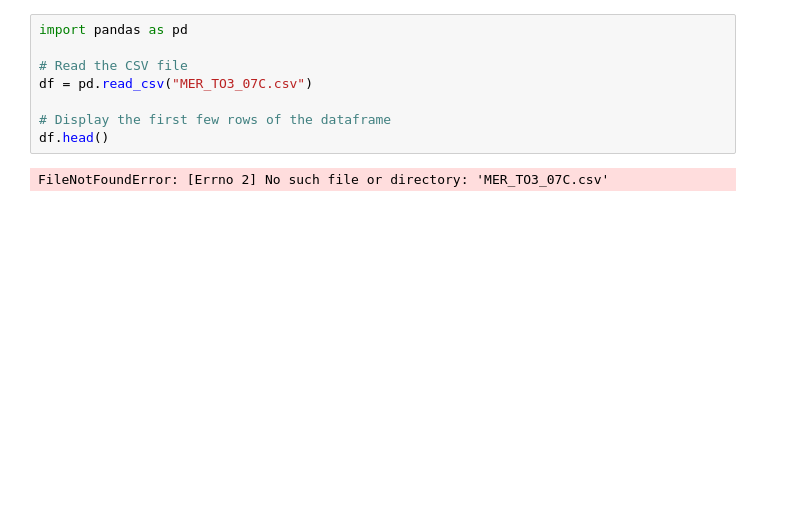
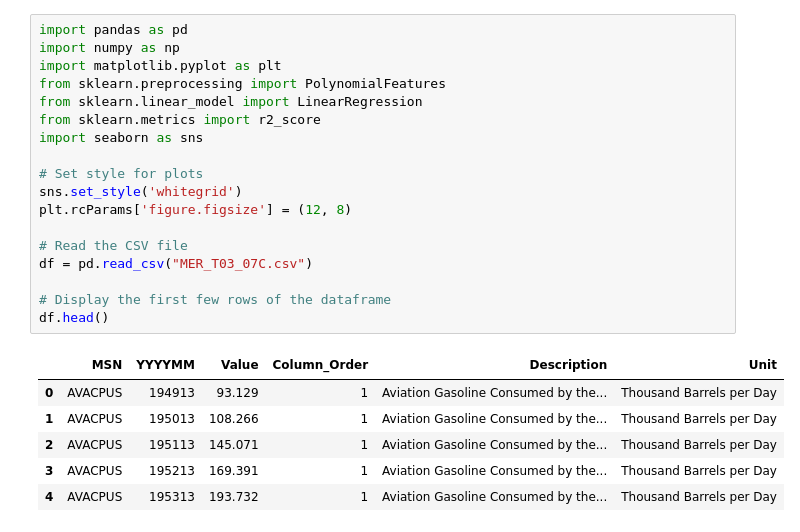
Before and after one commit to NathanielYee/nusa-sp25, a Jupyter notebook: Oil Project/Cars/Car_Dataset.ipynb, the cells around one changed output. Cells and saved outputs as stored; diff of their text form; blank space fills up the shorter version.

Commit message:
model

```diff
--- a/Oil Project/Cars/Car_Dataset.ipynb
+++ b/Oil Project/Cars/Car_Dataset.ipynb
@@ -1,10 +1,25 @@
 # %%
 import pandas as pd
+import numpy as np
+import matplotlib.pyplot as plt
+from sklearn.preprocessing import PolynomialFeatures
+from sklearn.linear_model import LinearRegression
+from sklearn.metrics import r2_score
+import seaborn as sns
+
+# Set style for plots
+sns.set_style('whitegrid')
+plt.rcParams['figure.figsize'] = (12, 8)
 
 # Read the CSV file
-df = pd.read_csv("MER_TO3_07C.csv")
+df = pd.read_csv("MER_T03_07C.csv")
 
 # Display the first few rows of the dataframe
 df.head()
 # %% [output]
-FileNotFoundError: [Errno 2] No such file or directory: 'MER_TO3_07C.csv'
+|  | MSN | YYYYMM | Value | Column_Order | Description | Unit |
+| 0 | AVACPUS | 194913 | 93.129 | 1 | Aviation Gasoline Consumed by the... | Thousand Barrels per Day |
+| 1 | AVACPUS | 195013 | 108.266 | 1 | Aviation Gasoline Consumed by the... | Thousand Barrels per Day |
+| 2 | AVACPUS | 195113 | 145.071 | 1 | Aviation Gasoline Consumed by the... | Thousand Barrels per Day |
+| 3 | AVACPUS | 195213 | 169.391 | 1 | Aviation Gasoline Consumed by the... | Thousand Barrels per Day |
+| 4 | AVACPUS | 195313 | 193.732 | 1 | Aviation Gasoline Consumed by the... | Thousand Barrels per Day |
```
Also changed, not shown: parts of 4 cells of this notebook, 1 other file.
